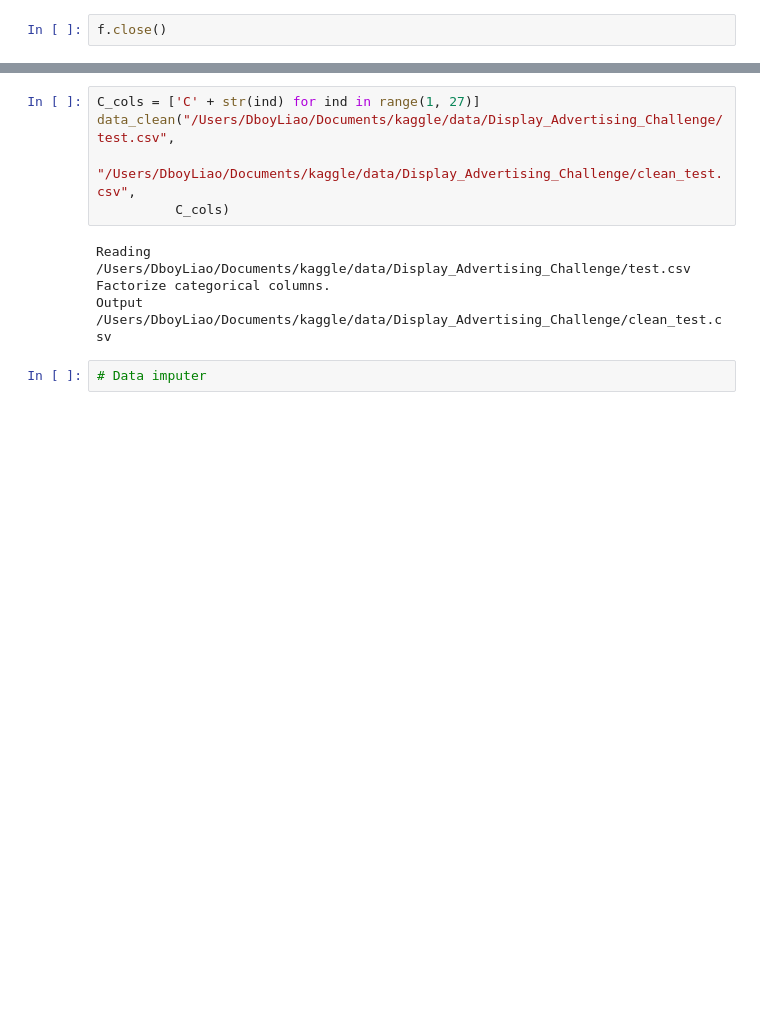
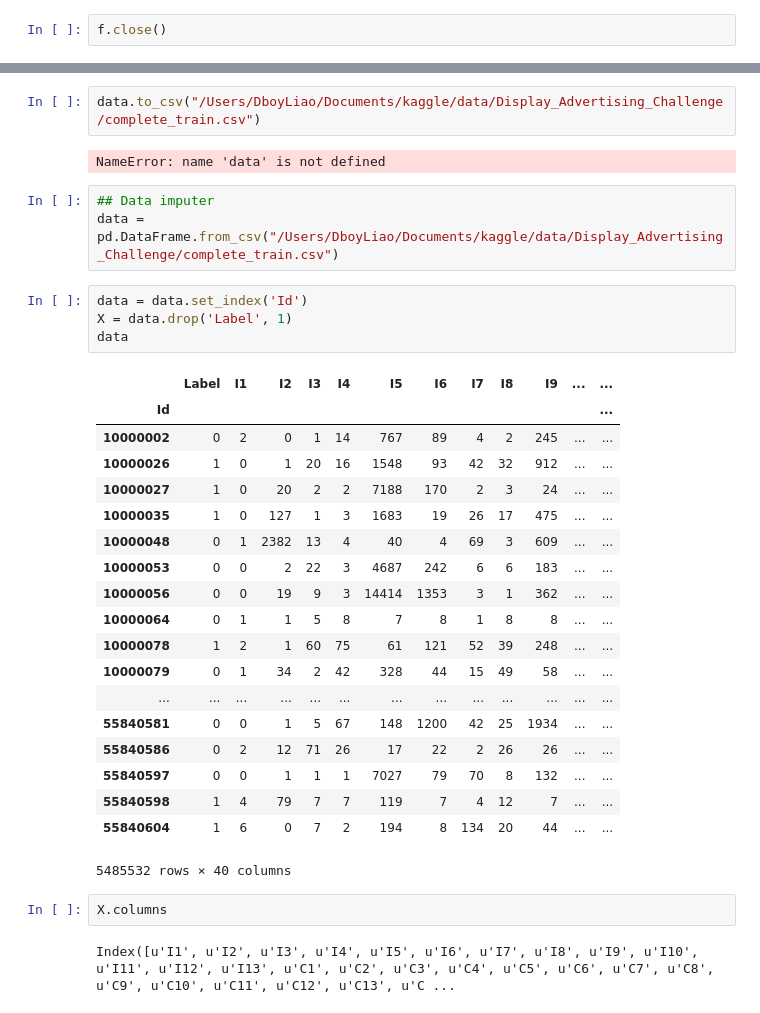
Before and after one commit to c3h3/DisplayAdvertisingChallenge, a Jupyter notebook: dev_ipynbs/Dev_20140723_dboyliao_DividerAndDataClean.ipynb, the cells around one changed output, grey strips where cells are left out. Saved outputs shown, nothing was run; the diff lists cells and outputs as text; blank space fills up the shorter version.

Commit message:
Add imputers_train().

```diff
--- a/dev_ipynbs/Dev_20140723_dboyliao_DividerAndDataClean.ipynb
+++ b/dev_ipynbs/Dev_20140723_dboyliao_DividerAndDataClean.ipynb
@@ -104,11 +140,35 @@ Factorize categorical columns.
-# %%
-C_cols = ['C' + str(ind) for ind in range(1, 27)]
-data_clean("/Users/DboyLiao/Documents/kaggle/data/Display_Advertising_Challenge/test.csv",
-          "/Users/DboyLiao/Documents/kaggle/data/Display_Advertising_Challenge/clean_test.csv",
-          C_cols)
-# %% [output]
-Reading /Users/DboyLiao/Documents/kaggle/data/Display_Advertising_Challenge/test.csv
-Factorize categorical columns.
-Output /Users/DboyLiao/Documents/kaggle/data/Display_Advertising_Challenge/clean_test.csv
-# %%
-# Data imputer
+# %%
+data.to_csv("/Users/DboyLiao/Documents/kaggle/data/Display_Advertising_Challenge/complete_train.csv")
+# %% [output]
+NameError: name 'data' is not defined
+# %%
+## Data imputer
+data = pd.DataFrame.from_csv("/Users/DboyLiao/Documents/kaggle/data/Display_Advertising_Challenge/complete_train.csv")
+# %%
+data = data.set_index('Id')
+X = data.drop('Label', 1)
+data
+# %% [output]
+|  | Label | I1 | I2 | I3 | I4 | I5 | I6 | I7 | I8 | I9 | ... | ... |
+| Id |  |  |  |  |  |  |  |  |  |  |  | ... |
+| 10000002 | 0 | 2 | 0 | 1 | 14 | 767 | 89 | 4 | 2 | 245 | ... | ... |
+| 10000026 | 1 | 0 | 1 | 20 | 16 | 1548 | 93 | 42 | 32 | 912 | ... | ... |
+| 10000027 | 1 | 0 | 20 | 2 | 2 | 7188 | 170 | 2 | 3 | 24 | ... | ... |
+| 10000035 | 1 | 0 | 127 | 1 | 3 | 1683 | 19 | 26 | 17 | 475 | ... | ... |
+| 10000048 | 0 | 1 | 2382 | 13 | 4 | 40 | 4 | 69 | 3 | 609 | ... | ... |
+| 10000053 | 0 | 0 | 2 | 22 | 3 | 4687 | 242 | 6 | 6 | 183 | ... | ... |
+| 10000056 | 0 | 0 | 19 | 9 | 3 | 14414 | 1353 | 3 | 1 | 362 | ... | ... |
+| 10000064 | 0 | 1 | 1 | 5 | 8 | 7 | 8 | 1 | 8 | 8 | ... | ... |
+| 10000078 | 1 | 2 | 1 | 60 | 75 | 61 | 121 | 52 | 39 | 248 | ... | ... |
+| 10000079 | 0 | 1 | 34 | 2 | 42 | 328 | 44 | 15 | 49 | 58 | ... | ... |
+| ... | ... | ... | ... | ... | ... | ... | ... | ... | ... | ... | ... | ... |
+| 55840581 | 0 | 0 | 1 | 5 | 67 | 148 | 1200 | 42 | 25 | 1934 | ... | ... |
+| 55840586 | 0 | 2 | 12 | 71 | 26 | 17 | 22 | 2 | 26 | 26 | ... | ... |
+| 55840597 | 0 | 0 | 1 | 1 | 1 | 7027 | 79 | 70 | 8 | 132 | ... | ... |
+| 55840598 | 1 | 4 | 79 | 7 | 7 | 119 | 7 | 4 | 12 | 7 | ... | ... |
+| 55840604 | 1 | 6 | 0 | 7 | 2 | 194 | 8 | 134 | 20 | 44 | ... | ... |
+5485532 rows × 40 columns
+# %%
+X.columns
+# %% [output]
+Index([u'I1', u'I2', u'I3', u'I4', u'I5', u'I6', u'I7', u'I8', u'I9', u'I10', u'I11', u'I12', u'I13', u'C1', u'C2', u'C3', u'C4', u'C5', u'C6', u'C7', u'C8', u'C9', u'C10', u'C11', u'C12', u'C13', u'C ...
```
Also changed, not shown: parts of 9 cells of this notebook.
